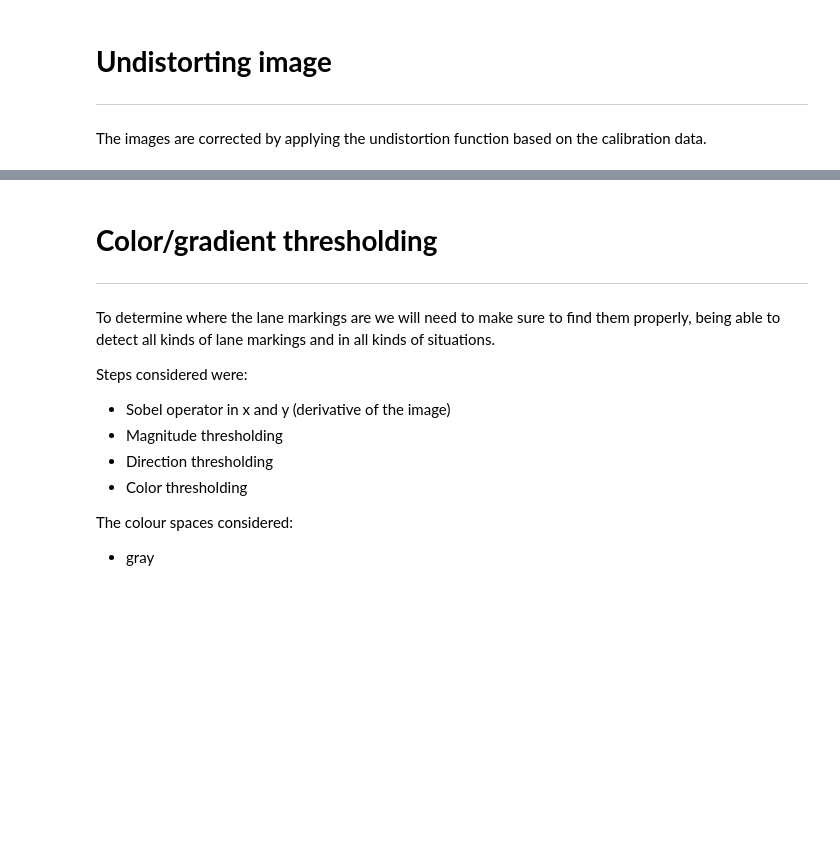
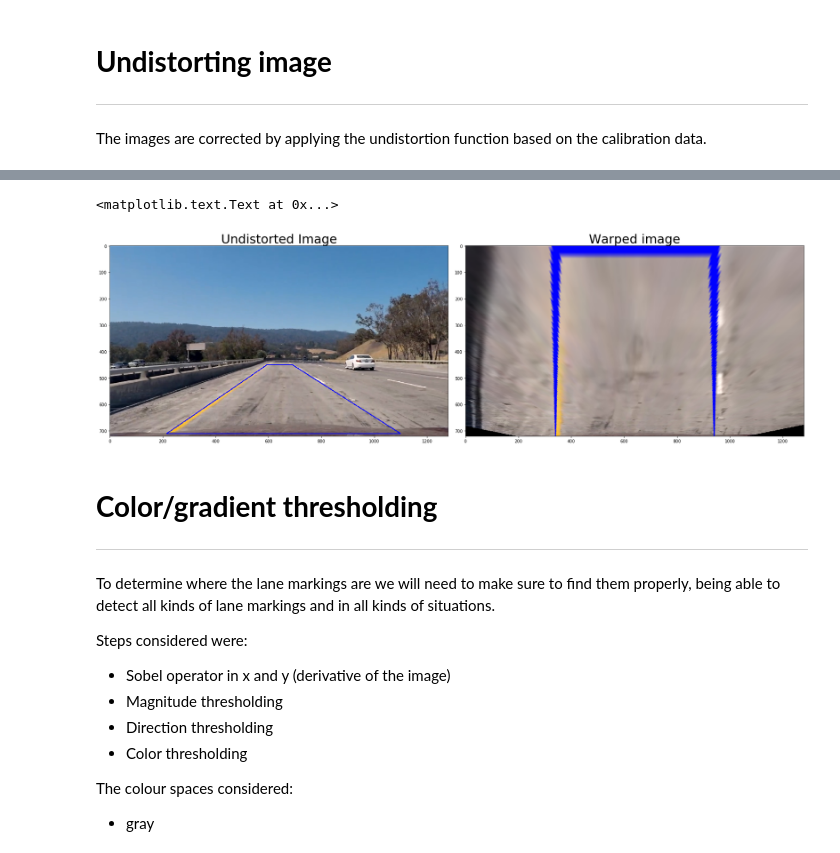
Before and after one commit to iceabella/Advanced-Lane-Finding, a Jupyter notebook: AdvancedLaneLines.ipynb, the cells around one changed output, grey strips where cells are left out. Drawn from its saved outputs; the diff is of its cells as text; code cells hidden in the pictures; blank space fills up the shorter version.

Commit message:
Update thresholding. Update to perform first perspective transform thereafter thresholding.

```diff
--- a/AdvancedLaneLines.ipynb
+++ b/AdvancedLaneLines.ipynb
@@ -142,3 +149,49 @@ f.savefig('test_images/straight_lines1_undst.jpg')
+# %%
+# Read in an image
+img = mpimg.imread('test_images/extra1.jpg')
+#img = mpimg.imread('test_images/test6.jpg')
+
+# Perform image undistortion
+undist_img = cv2.undistort(img, mtx, dist, None, mtx)
+
+ref_right = 940 # reference value for right lane marking
+ref_left = 340 # reference value for left lane marking
+
+# image should be combined image from thresholding
+#undist_img = masked_combined
+
+# create 3-channel image to draw on
+#draw_img = cv2.cvtColor(np.uint8(undist_img*255), cv2.COLOR_GRAY2RGB)
+draw_img = np.copy(undist_img)
+
+# use straight camera image to find points, use these for all images
+src = np.float32([[215, 710], [595, 450], [690, 450], [1100, 710]])
+dst = np.float32([[ref_left,np.shape(undist_img)[0]], [ref_left,0], [ref_right,0], [ref_right,np.shape(undist_img)[0]]])
+
+cv2.polylines(draw_img, np.int32([src]), True, (0,0,255),2)
+
+# Compute perspective transform
+M = cv2.getPerspectiveTransform(src, dst)
+
+# Warp the image (make the transform)
+warped = cv2.warpPerspective(undist_img, M, (np.shape(undist_img)[1],np.shape(undist_img)[0]), flags=cv2.INTER_LINEAR)
+verify_warped = cv2.warpPerspective(draw_img, M, (np.shape(draw_img)[1],np.shape(draw_img)[0]), flags=cv2.INTER_LINEAR)
+
+f, axes = plt.subplots(1, 2, figsize=(24, 9))
+f.tight_layout()
+axes[0].imshow(draw_img,cmap='gray')
+axes[0].set_title('Undistorted Image', fontsize=30)
+# Plot additional points to check what to use for perspective transform
+#axes[0].plot([215,595,690,1100], [710,450,450,710])
+#axes[0].plot([640, 640],[0,720])
+#plt.show()
+axes[1].imshow(verify_warped,cmap='gray')
+axes[1].set_title('Warped image', fontsize=30)
+#axes[1].plot([ref_left,ref_left,ref_right,ref_right], [np.shape(undist_img)[0],0,0,np.shape(undist_img)[0]])
+#axes[1].plot(360,720,'ro')
+# %% [output]
+<matplotlib.text.Text at 0x...>
+[figure, added]
 # %% [markdown]
 # **Color/gradient thresholding**
 
```
Also changed, not shown: parts of 21 cells of this notebook.
